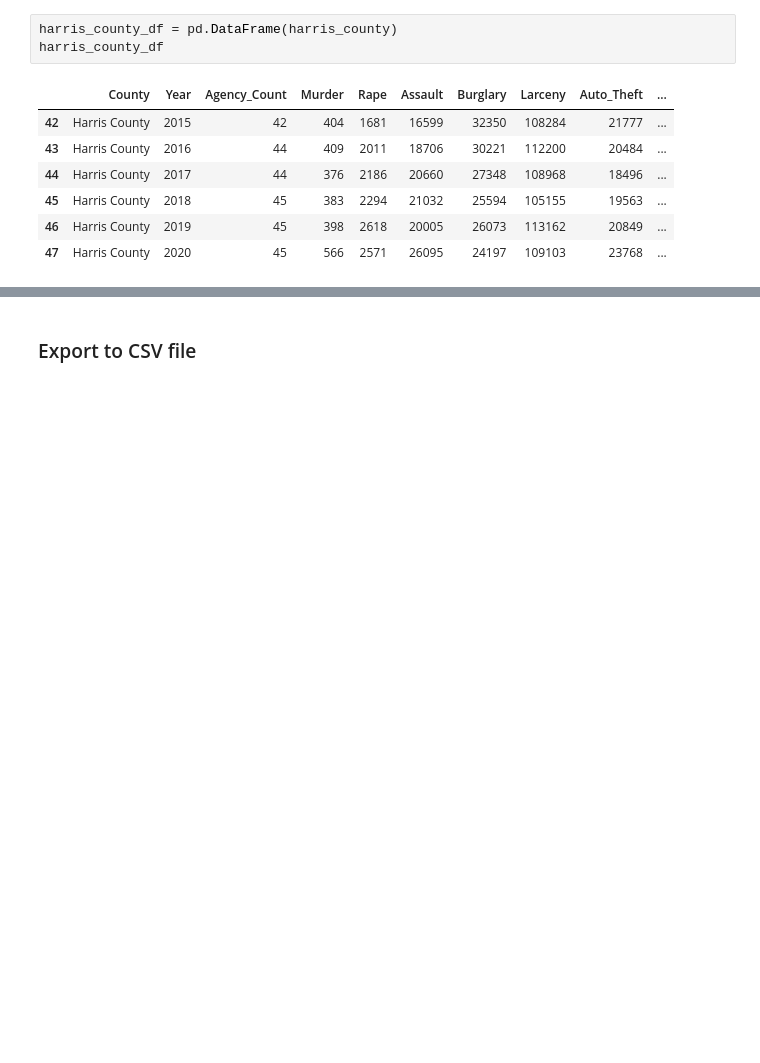
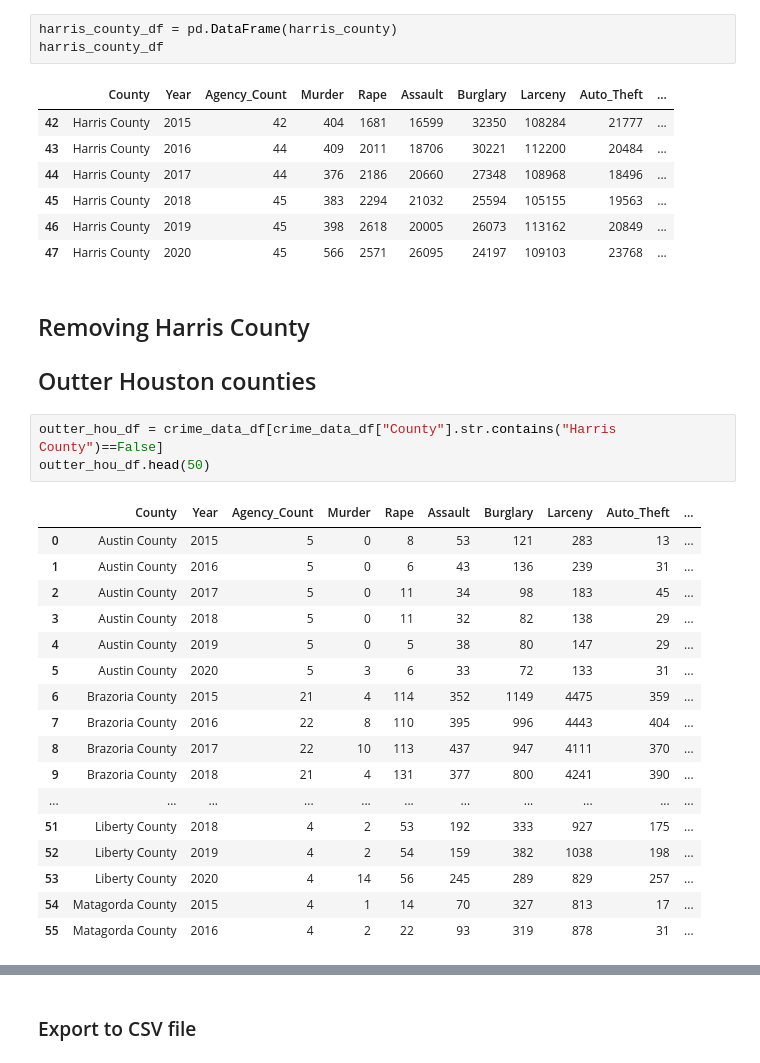
Before and after one commit to MiguelB512/Harris_Crime_Trends, a Jupyter notebook: Crime_Data_Analysis.ipynb, the cells around one changed output, grey strips where cells are left out. Saved outputs shown, nothing was run; the diff lists cells and outputs as text; blank space fills up the shorter version.

```diff
--- a/Crime_Data_Analysis.ipynb
+++ b/Crime_Data_Analysis.ipynb
@@ -491,3 +491,27 @@ harris_county_df
 | 45 | Harris County | 2018 | 45 | 383 | 2294 | 21032 | 25594 | 105155 | 19563 | ... |
 | 46 | Harris County | 2019 | 45 | 398 | 2618 | 20005 | 26073 | 113162 | 20849 | ... |
 | 47 | Harris County | 2020 | 45 | 566 | 2571 | 26095 | 24197 | 109103 | 23768 | ... |
+# %% [markdown]
+## Removing Harris County
+## Outter Houston counties
+# %%
+outter_hou_df = crime_data_df[crime_data_df["County"].str.contains("Harris County")==False]
+outter_hou_df.head(50)
+# %% [output]
+|  | County | Year | Agency_Count | Murder | Rape | Assault | Burglary | Larceny | Auto_Theft | ... |
+| 0 | Austin County | 2015 | 5 | 0 | 8 | 53 | 121 | 283 | 13 | ... |
+| 1 | Austin County | 2016 | 5 | 0 | 6 | 43 | 136 | 239 | 31 | ... |
+| 2 | Austin County | 2017 | 5 | 0 | 11 | 34 | 98 | 183 | 45 | ... |
+| 3 | Austin County | 2018 | 5 | 0 | 11 | 32 | 82 | 138 | 29 | ... |
+| 4 | Austin County | 2019 | 5 | 0 | 5 | 38 | 80 | 147 | 29 | ... |
+| 5 | Austin County | 2020 | 5 | 3 | 6 | 33 | 72 | 133 | 31 | ... |
+| 6 | Brazoria County | 2015 | 21 | 4 | 114 | 352 | 1149 | 4475 | 359 | ... |
+| 7 | Brazoria County | 2016 | 22 | 8 | 110 | 395 | 996 | 4443 | 404 | ... |
+| 8 | Brazoria County | 2017 | 22 | 10 | 113 | 437 | 947 | 4111 | 370 | ... |
+| 9 | Brazoria County | 2018 | 21 | 4 | 131 | 377 | 800 | 4241 | 390 | ... |
+| ... | ... | ... | ... | ... | ... | ... | ... | ... | ... | ... |
+| 51 | Liberty County | 2018 | 4 | 2 | 53 | 192 | 333 | 927 | 175 | ... |
+| 52 | Liberty County | 2019 | 4 | 2 | 54 | 159 | 382 | 1038 | 198 | ... |
+| 53 | Liberty County | 2020 | 4 | 14 | 56 | 245 | 289 | 829 | 257 | ... |
+| 54 | Matagorda County | 2015 | 4 | 1 | 14 | 70 | 327 | 813 | 17 | ... |
+| 55 | Matagorda County | 2016 | 4 | 2 | 22 | 93 | 319 | 878 | 31 | ... |
```
Also changed, not shown: parts of 2 cells of this notebook, 1 other file.
